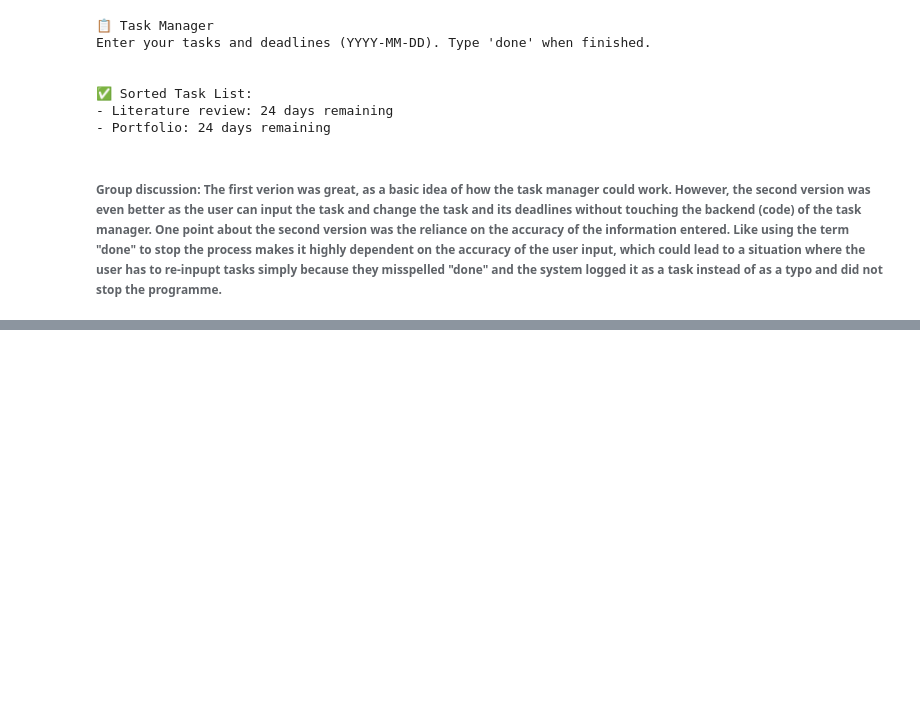
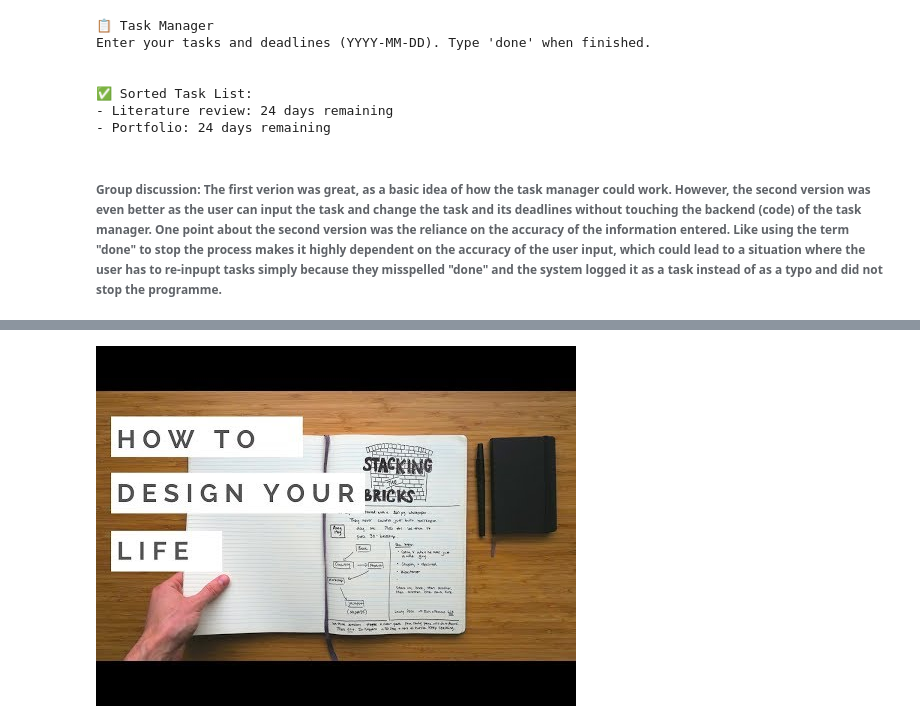
Before and after one commit to yx-technology/ai-for-the-arts, a Jupyter notebook: coding_exercises.ipynb, the cells around one changed output, grey strips where cells are left out. Cells and saved outputs as stored; diff of their text form; code cells hidden in the pictures; blank space fills up the shorter version.

```diff
--- a/coding_exercises.ipynb
+++ b/coding_exercises.ipynb
@@ -712,0 +760,6 @@ Enter your tasks and deadlines (YYYY-MM-DD). Type 'done' when finished.
+# %%
+# Import YouTube Video
+
+YouTubeVideo("Czru2CuWyxQ")
+# %% [output]
+[figure, added]
```
Also changed, not shown: parts of 10 cells of this notebook.
